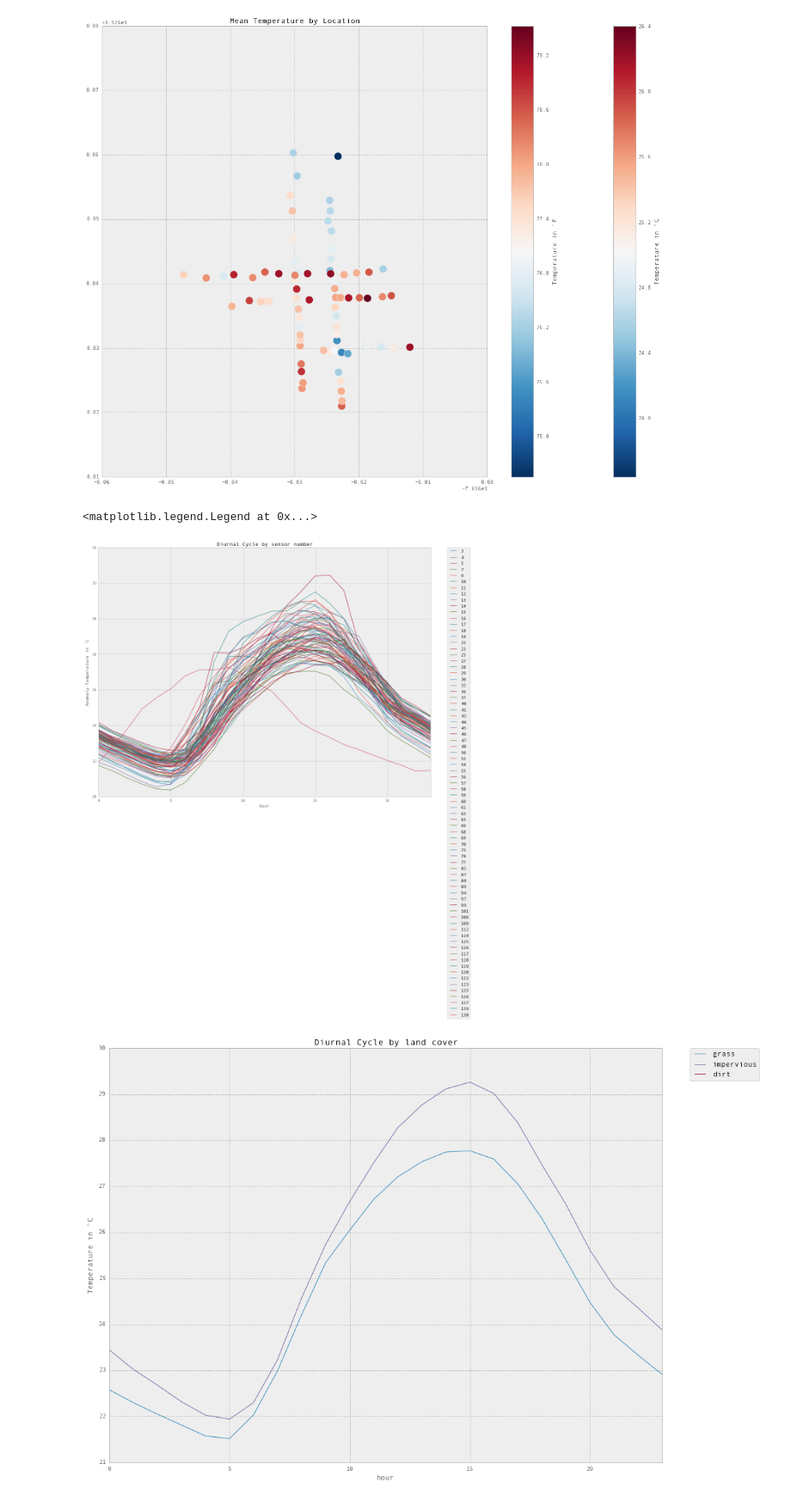
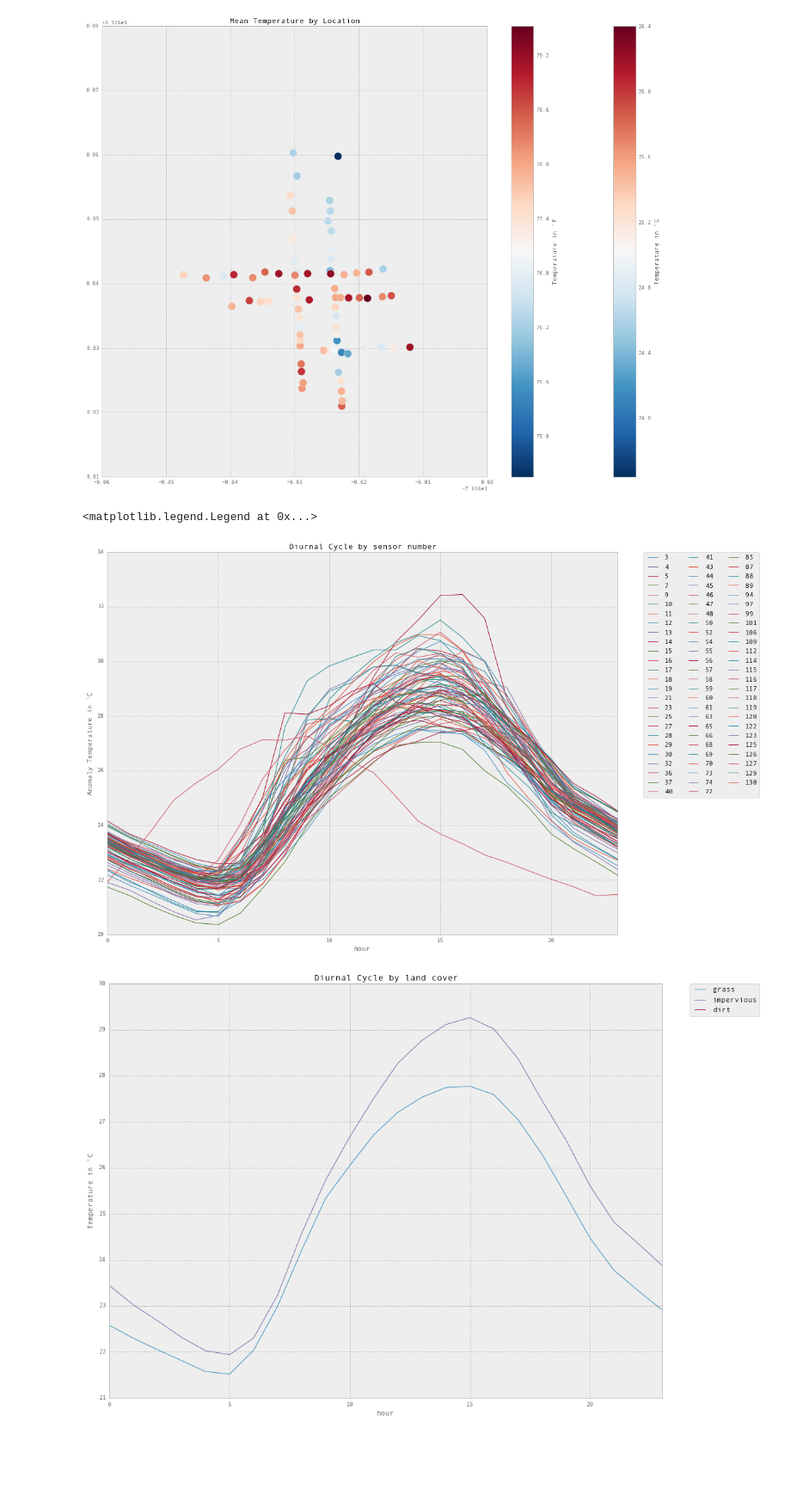
Before and after one commit to gottscott/cityheat, a Jupyter notebook: Bmore/ibuttonimport.ipynb, the cells around one changed output. Shown at 86% size. Cells and saved outputs as stored; diff of their text form; code cells hidden in the pictures; blank space fills up the shorter version.

Commit message:
added number of sensors to the legends

```diff
--- a/Bmore/ibuttonimport.ipynb
+++ b/Bmore/ibuttonimport.ipynb
@@ -55,9 +83,10 @@ meta = meta.set_index(meta['sensornumber'].astype(int))
 # read in all the csv files into a Panda's dataframe, skipping the headers of the csv files
 frames = []
 sensornumbers = []
+date_spec = {'Date': [ 0]}
 for file in files:
     try :
-        frames.append(pd.read_csv(file, sep = ',', skiprows = 19))
+        frames.append(pd.read_csv(file, sep = ',', skiprows = 19, parse_dates = date_spec, keep_date_col=True))
         sensornumbers.append(int(os.path.splitext(file)[0][0:-1]) )
     except ValueError:
         print "oops... something went wrong"
@@ -67,9 +96,9 @@ data = pd.concat(frames, axis =1)
 # Clean up data and build a new dataset
 # next, normalize the dates: the sensors probably weren't set to all go off at the same time
 # assume they all are within an hour of each other
-maxStart = data['Date/Time'].values[0,:].max() # the start time of the last sensor to start
-minEndIndex = pd.isnull(data['Date/Time']).any(1).nonzero()[0].min() # find the earliest row instance of Nans
-maxEnd = data['Date/Time'].values[minEndIndex-1,:].max() #picks the latest time in that row
+maxStart = data['Date'].values[0,:].max() # the start time of the last sensor to start
+minEndIndex = pd.isnull(data['Date']).any(1).nonzero()[0].min() # find the earliest row instance of Nans
+maxEnd = data['Date'].values[minEndIndex-1,:].max() #picks the latest time in that row
 rng = pd.date_range(maxStart, maxEnd, freq='H') # make a date range from maxStart to maxEnd, with hourly frequency
 
 Temp = data['Value'].values[0:minEndIndex,:] #The temperature data
@@ -78,8 +107,8 @@ anomaly = Temp - np.tile(clim[:,np.newaxis], (1, Temp.shape[1])) # the anomaly d
 
 # produces a data structure with time from variable rng as the rows and sensornumbers as the column heading
 # the column
-tempDF = pd.DataFrame(data['Value'].values[0:minEndIndex,:], rng[:-1], sensornumbers).sort(axis=1)
-anomalyDF = pd.DataFrame(anomaly, rng[:-1], sensornumbers).sort(axis=1)
+tempDF = pd.DataFrame(data['Value'].values[0:minEndIndex,:], rng[:], sensornumbers).sort(axis=1)
+anomalyDF = pd.DataFrame(anomaly, rng[:], sensornumbers).sort(axis=1)
 
 #clean the metadata so that missing sensors don't mess with analysis
 meta = meta.loc[np.intersect1d(tempDF.columns.values, meta.sensornumber.values)]
@@ -201,15 +261,15 @@ plt.title('Mean Temperature by Location')
 # %%
 # plot overall diurnal variation
 diurnalDF =  tempDF
 diurnalDF["hour"] = tempDF.index.hour
 diurnalDF.set_index("hour")
 diurnalDF.groupby("hour").mean().plot()
 plt.title('Diurnal Cycle by sensor number')
 plt.ylabel('Anomaly Temperature in $^\circ $C')
-plt.legend(bbox_to_anchor=(1.05, 1), loc=2, borderaxespad=0.)
+plt.legend(bbox_to_anchor=(1.05, 1), loc=2, borderaxespad=0., ncol = 3)
 # %% [output]
 <matplotlib.legend.Legend at 0x...>
-[figure, old version]
+[figure, new version]
 # %%
 # plot diurnal cycle by landcoverclass
 
```
Also changed, not shown: parts of 8 cells of this notebook.
